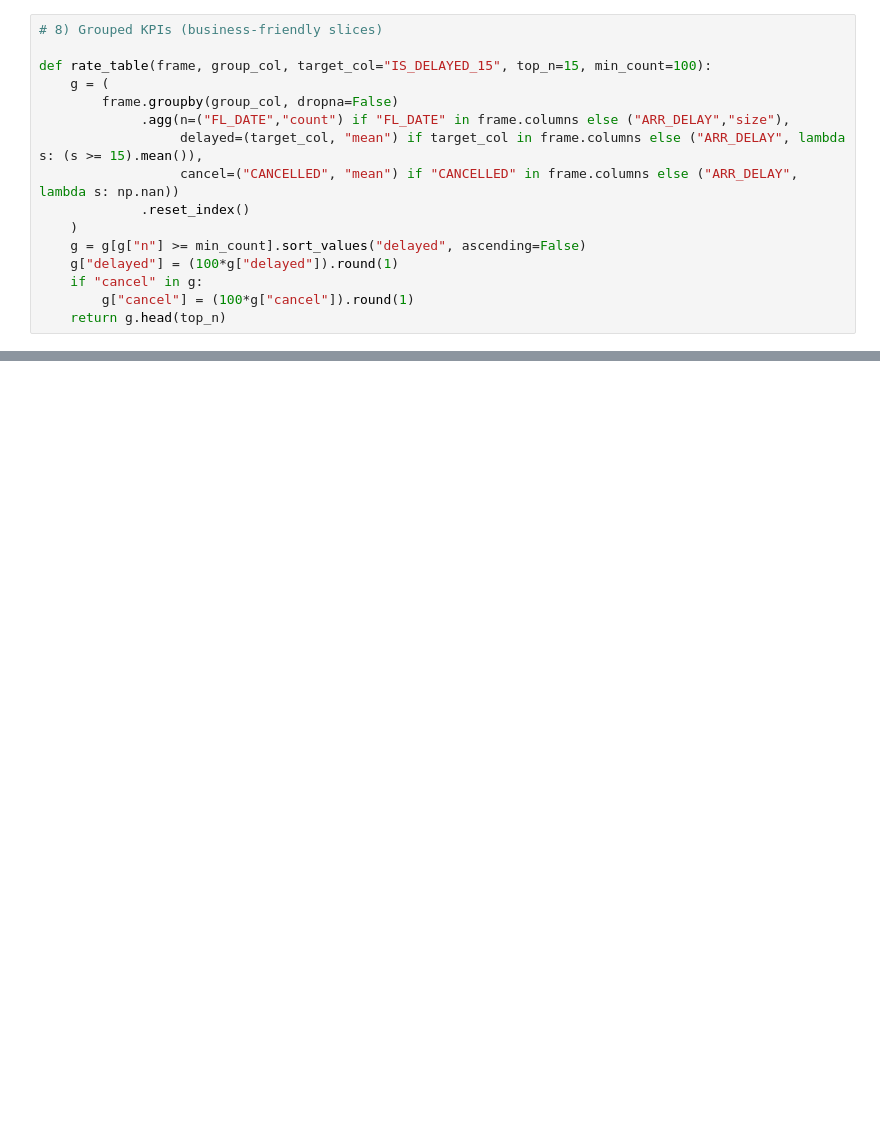
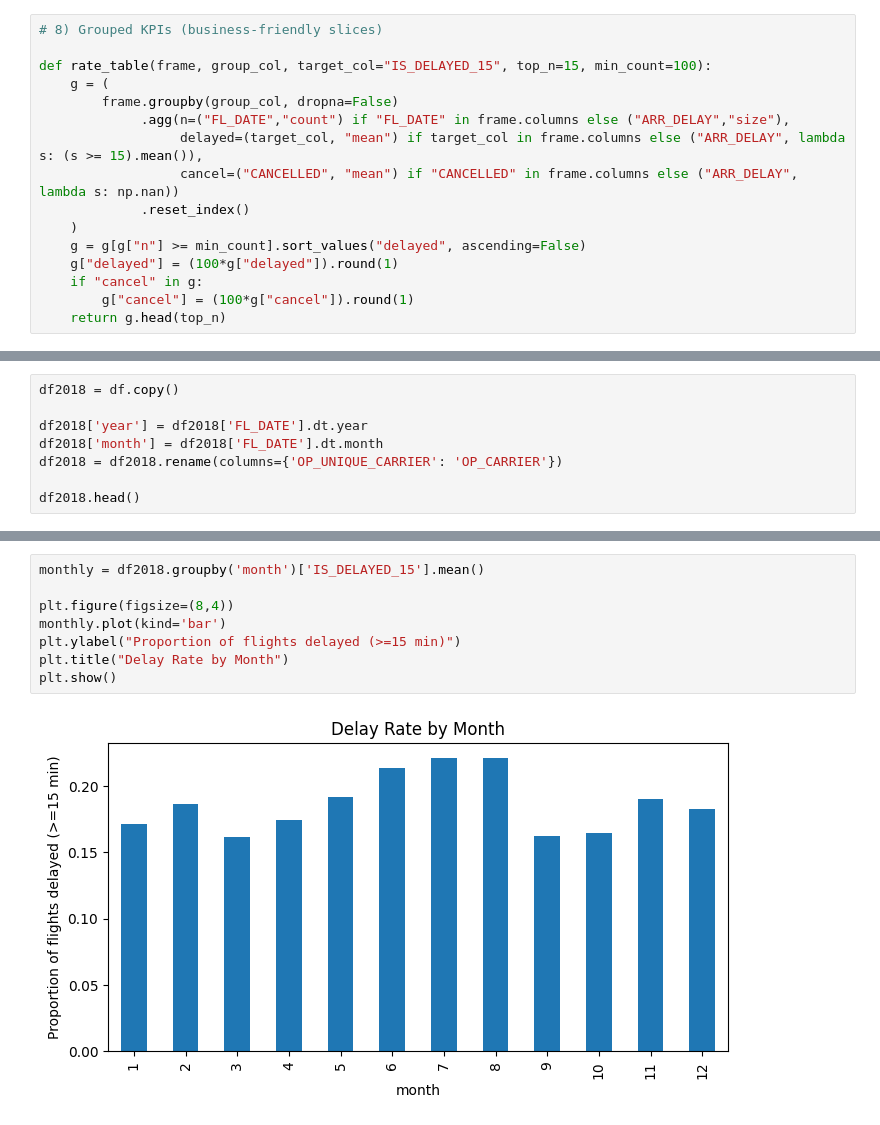
Before and after one commit to TommyBarron35/MSADS-505-FA25-group1, a Jupyter notebook: ADS505_Project_EDA.ipynb, the cells around one changed output, grey strips where cells are left out. Drawn from its saved outputs; the diff is of its cells as text; blank space fills up the shorter version.

```diff
--- a/ADS505_Project_EDA.ipynb
+++ b/ADS505_Project_EDA.ipynb
@@ -489,0 +541,8 @@ Prepared `df_clean` with typed fields and engineered features.
+# %%
+df2018 = df.copy()
+
+df2018['year'] = df2018['FL_DATE'].dt.year
+df2018['month'] = df2018['FL_DATE'].dt.month
+df2018 = df2018.rename(columns={'OP_UNIQUE_CARRIER': 'OP_CARRIER'})
+
+df2018.head()
@@ -489,0 +557,10 @@ Prepared `df_clean` with typed fields and engineered features.
+# %%
+monthly = df2018.groupby('month')['IS_DELAYED_15'].mean()
+
+plt.figure(figsize=(8,4))
+monthly.plot(kind='bar')
+plt.ylabel("Proportion of flights delayed (>=15 min)")
+plt.title("Delay Rate by Month")
+plt.show()
+# %% [output]
+[figure, added]
```
Also changed, not shown: parts of 31 cells of this notebook.
